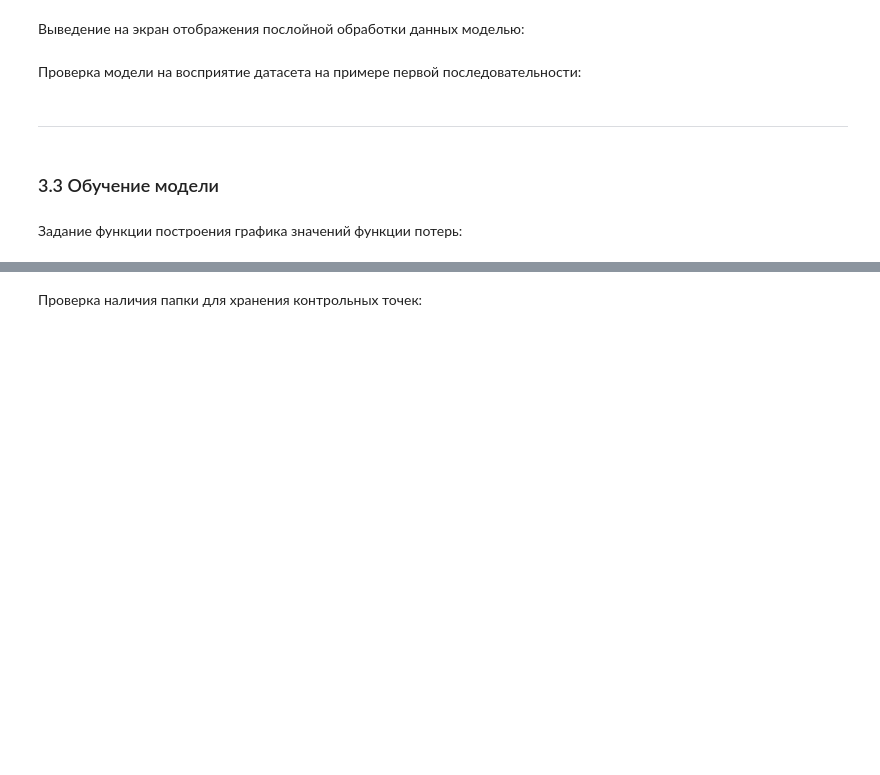
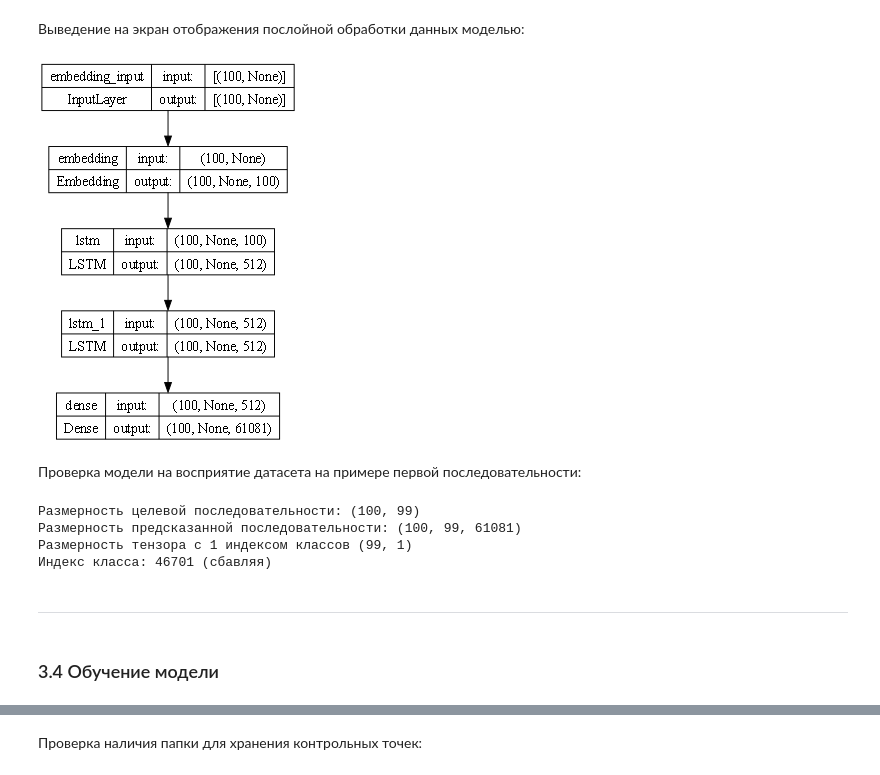
Before and after one commit to tidalinn/mai_term02_magai_lab3_gennn-nlp_lab, a Jupyter notebook: RNN_word.ipynb, the cells around one changed output, grey strips where cells are left out. Cells and saved outputs as stored; diff of their text form; code cells hidden in the pictures; blank space fills up the shorter version.

```diff
--- a/RNN_word.ipynb
+++ b/RNN_word.ipynb
@@ -268,0 +180,2 @@ print('Всего слов:', len(text.split(' ')))
+# %%
+text_sentences = [re.sub('[^а-яА-ЯёЁ0-9 ,-]', '', s).strip() for s in text.split('.')]
@@ -277,3 +200,3 @@ print('Всего слов:', len(text.split(' ')))
 # %%
-vocabulary_char = np.array(sorted(set(text)))
+vocabulary = np.array(sorted(set(' '.join(text_sentences).split(' '))))
 # %% [markdown]
@@ -400,8 +287,8 @@ print_single_batch(dataset_char, vocabulary_char)
 # %% [markdown]
 Задание констант:
 # %%
-BATCH_SIZE = 64
-BATCHES_PER_EPOCH = len(sequences_char) // BATCH_SIZE
+BATCH_SIZE = 100
+BATCHES_PER_EPOCH = len(sequences) // BATCH_SIZE
 # %% [markdown]
 Формирование датасета с делением на батчи:
 # %%
@@ -420,9 +310,9 @@ print_single_dim(data_char)
 # %%
-rnn_char = Sequential([
-    Embedding(len(vocabulary_char), BATCH_SIZE, batch_input_shape=[BATCH_SIZE, None]),
+rnn = Sequential([
+    Embedding(len(vocabulary), BATCH_SIZE, batch_input_shape=[BATCH_SIZE, None]),
     LSTM(512, return_sequences=True, stateful=True),
     LSTM(512, return_sequences=True, stateful=True),
-    Dense(len(vocabulary_char))
+    Dense(len(vocabulary))
 ])
 # %% [markdown]
 Выведение на экран таблицы поведения параметров на словях нейросети:
@@ -436,14 +344,19 @@ if os.path.isdir('images/') == False:
 # %% [markdown]
 Выведение на экран отображения послойной обработки данных моделью:
 # %%
-plot_model(rnn_char, 'images/rnn_char_model.png', show_shapes=True, dpi=70)
+plot_model(rnn, 'images/rnn_word_model.png', show_shapes=True, dpi=70)
+# %% [output]
+[figure, added]
 # %% [markdown]
 Проверка модели на восприятие датасета на примере первой последовательности:
 # %%
-test_single_model(rnn_char, data_char, vocabulary_char)
+test_single_model(rnn, data, vocabulary)
+# %% [output]
+Размерность целевой последовательности: (100, 99)
+Размерность предсказанной последовательности: (100, 99, 61081)
+Размерность тензора с 1 индексом классов (99, 1)
+Индекс класса: 46701 (сбавляя)
 # %% [markdown]
 ---
 # %% [markdown]
-### 3.3 Обучение модели
+### 3.4 Обучение модели
-# %% [markdown]
-Задание функции построения графика значений функции потерь:
```
Also changed, not shown: parts of 112 cells of this notebook.
